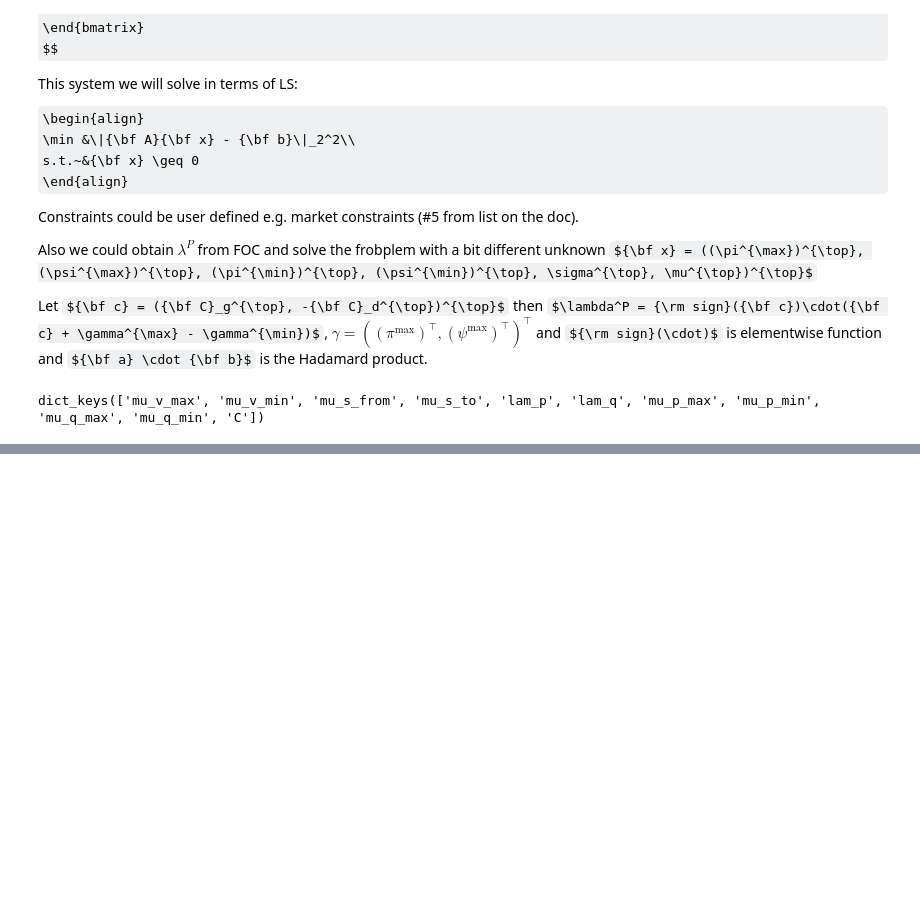
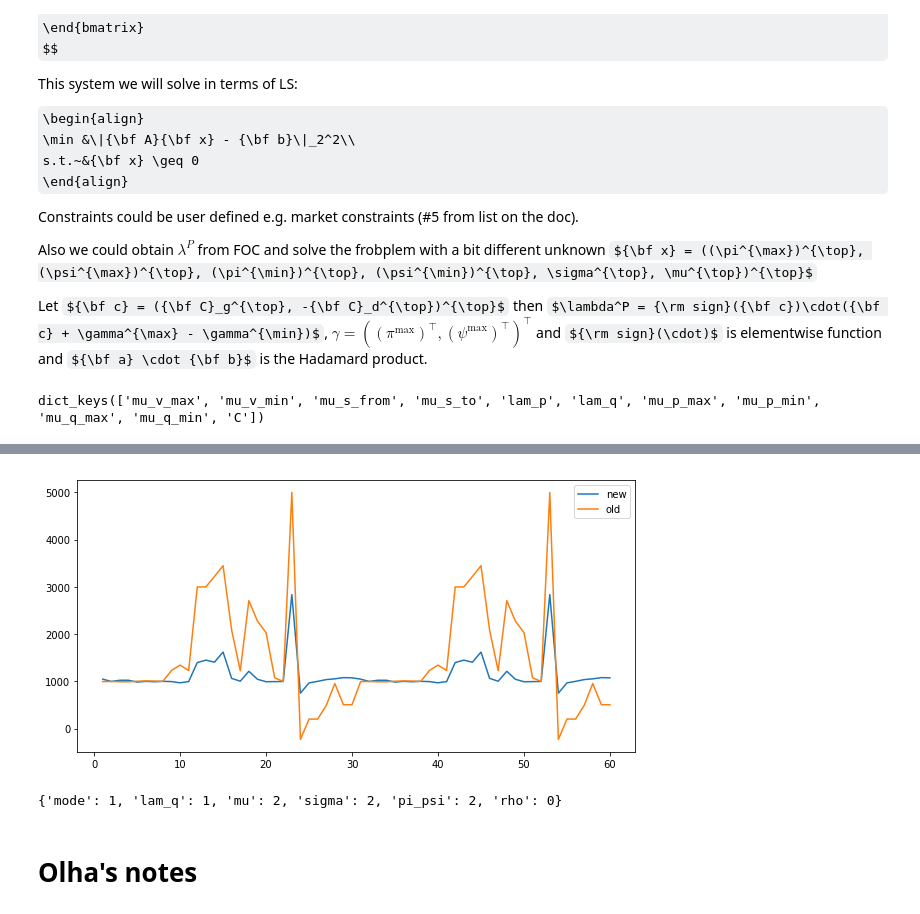
Before and after one commit to vjugor1/lmp, a Jupyter notebook: CostsModification_with2hrs.ipynb, the cells around one changed output, grey strips where cells are left out. Cells and saved outputs as stored; diff of their text form; code cells hidden in the pictures; some formulas as TeX source; blank space fills up the shorter version.

```diff
--- a/CostsModification_with2hrs.ipynb
+++ b/CostsModification_with2hrs.ipynb
@@ -251,8 +232,8 @@ Loads             16     Load                   146.3              89.5
 #pd.DataFrame(results['gen'], columns=gen_cols)
 # %%
 ppc['gencost'][:,4][: 6] = 400
-ppc['gencost'][:,4][6: ] = -420*2.5
-ppc['gencost'][:,4][-2: ] = -420*2.5
+ppc['gencost'][:,4][6: ] = -10
+ppc['gencost'][:,4][-2: ] = -10
 # %%
 #ppc['gencost'][0, 5] = 500.
 #ppc['gencost'][1, 5] = 500.
@@ -268,8 +249,3 @@ ppc['gencost'][4, 4] = 50.
 ppc['gencost'][5, 4] = 30.
 ppc['gencost'][:,4:] *= 100.
 #pd.DataFrame(ppc['gencost'])
-ppc['gencost'][:,4] /= 2.5
-ppc['gencost'][4,4] = 10000.
-"""for i, row in enumerate(ppc['gen']):
-    if row[0] not in bids and ppc['gencost'][i,4]<0:
-        ppc['gencost'][i,4]=0"""
@@ -494,3 +438,4 @@ muls.keys()
 dict_keys(['mu_v_max', 'mu_v_min', 'mu_s_from', 'mu_s_to', 'lam_p', 'lam_q', 'mu_p_max', 'mu_p_min', 'mu_q_max', 'mu_q_min', 'C'])
 # %%
 ppc_2hrs = generate_Nhrs_cases(ppc, 2)
+ppc_2hrs = set_hours_constr(ppc_2hrs, (-0.0004, 10), (-10, 10), 2)
@@ -499,2 +441,0 @@ ppc_2hrs = generate_Nhrs_cases(ppc, 2)
-# %%
-ppc_2hrs = set_hours_constr(ppc_2hrs, (-1e-4, 505.), (-1000., 1000.), Nhrs=2)
@@ -626,0 +524,12 @@ True
+# %%
+from drawings import draw_nice_hists, draw_nasty_profile
+draw_nasty_profile(results_2hrs)
+#draw_nice_hists(gens, results_2hrs)
+# %% [output]
+[figure, added]
+# %%
+sol_opt
+# %% [output]
+{'mode': 1, 'lam_q': 1, 'mu': 2, 'sigma': 2, 'pi_psi': 2, 'rho': 0}
+# %% [markdown]
+# Olha's notes
```
Also changed, not shown: parts of 33 cells of this notebook, 5 other files.
